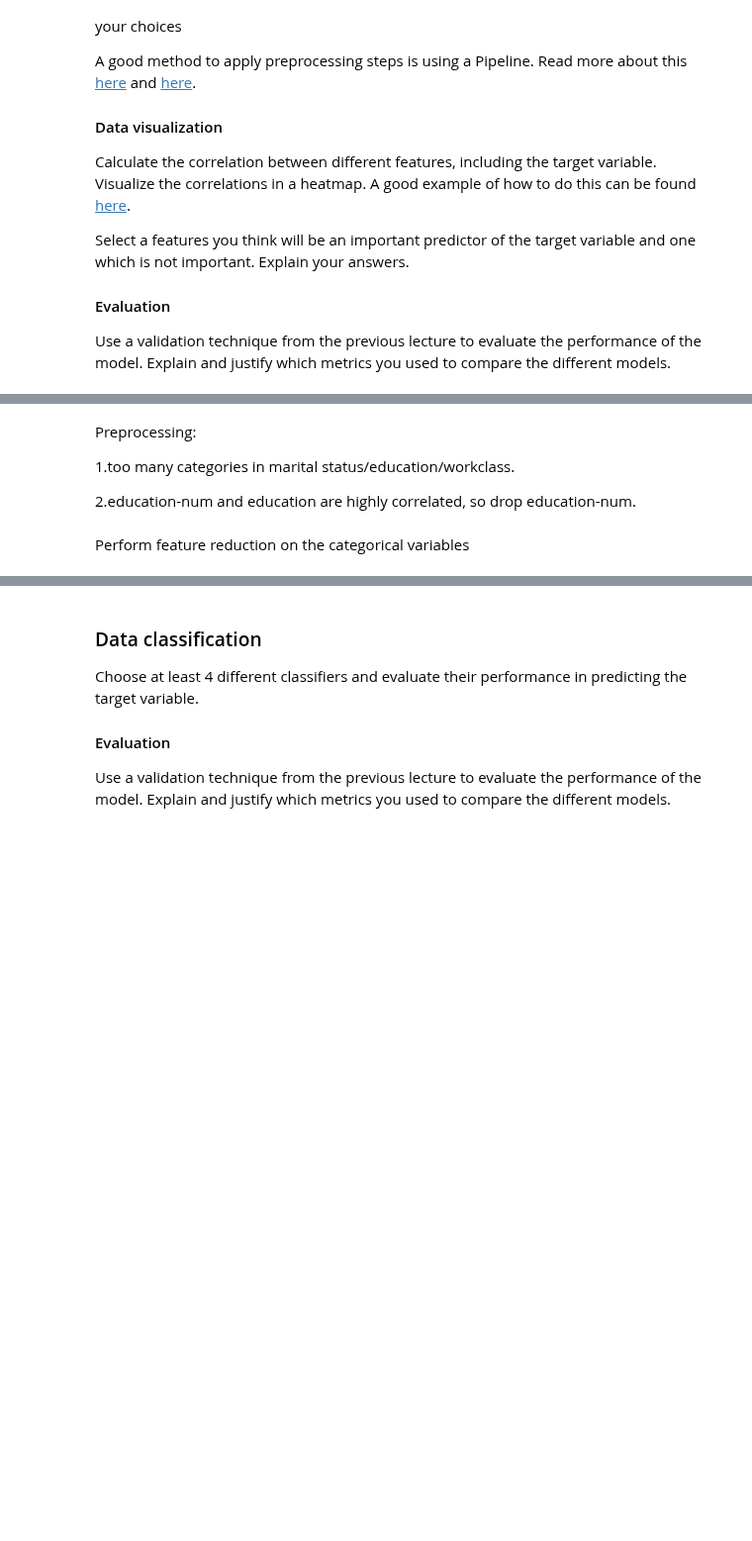
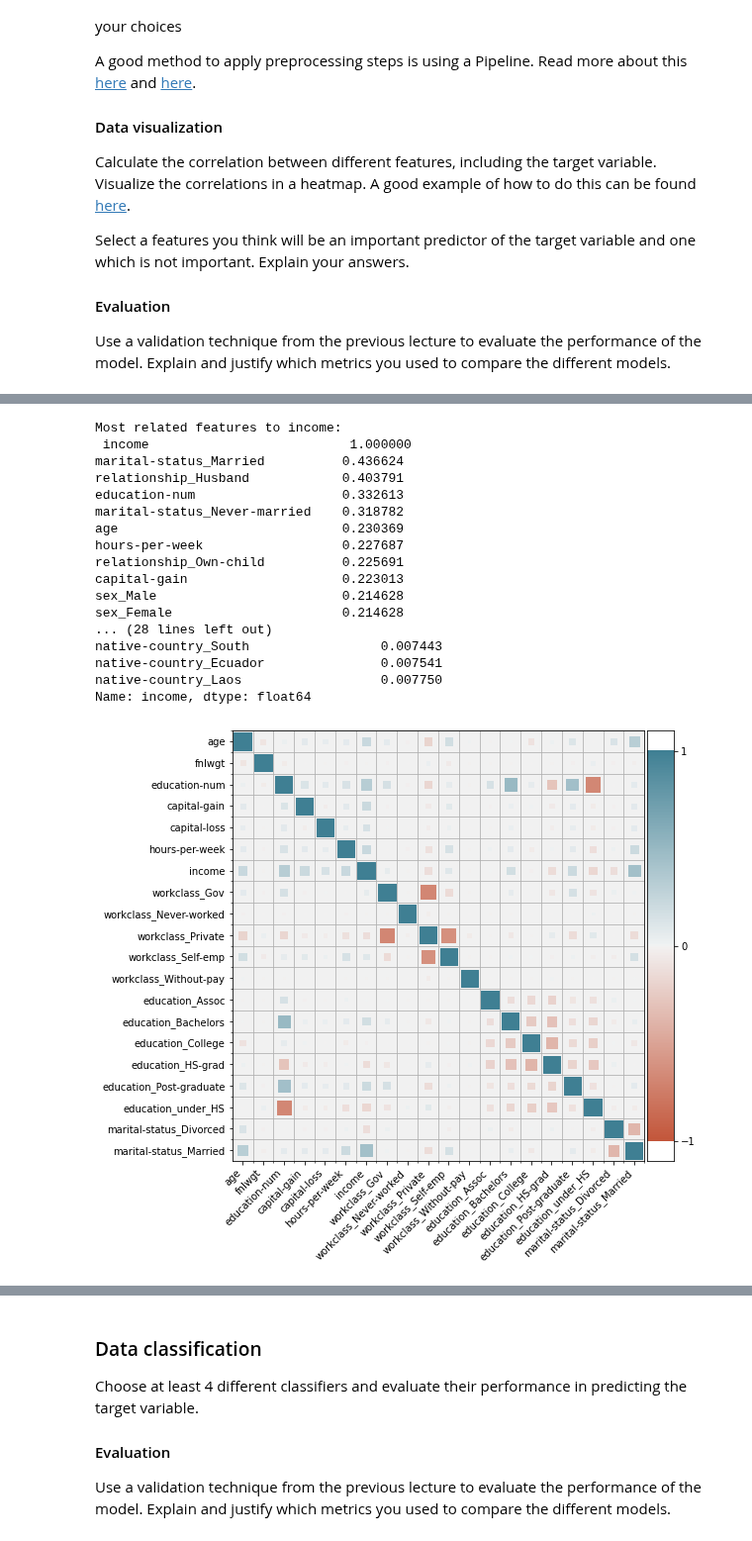
Before and after one commit to tamarvooijs/Applied-Machine-Learning, a Jupyter notebook: Week5/Assignment5_part1.ipynb, the cells around one changed output, grey strips where cells are left out. Shown at 99% size. Cells and saved outputs as stored; diff of their text form; code cells hidden in the pictures; blank space fills up the shorter version.

```diff
--- a/Week5/Assignment5_part1.ipynb
+++ b/Week5/Assignment5_part1.ipynb
@@ -143,6 +124,0 @@ None
-# %% [markdown]
-Preprocessing:
-
-1.too many categories in marital status/education/workclass.
-
-2.education-num and education are highly correlated, so drop education-num.
@@ -155,6 +134,38 @@ import matplotlib.pyplot as plt
 from heatmap import heatmap, corrplot
 from sklearn.pipeline import make_pipeline
 from sklearn.compose import ColumnTransformer
-# %% [markdown]
-Perform feature reduction on the categorical variables
+# %%
+# Data preprocessing
+# corr
+X = pd.get_dummies(data,columns=categorical_ix)
+X2 = StandardScaler().fit_transform(X)
+XX = pd.DataFrame(X2,columns=X.columns)
+corr = XX.corr()
+abs_corr = abs(corr['income'])
+highcorr_index = np.argsort(abs_corr)
+aa=highcorr_index.index[:20].tolist()
+print("Most related features to income: \n",abs_corr.sort_values(ascending=False)[:20])
+print("Most irrelevent features to income: \n",abs_corr.sort_values(ascending=True)[:20])
+corr2 = XX[aa].corr()
+plt.figure(figsize=(8, 8))
+corrplot(corr2, size_scale=300)
+# %% [output]
+Most related features to income:
+ income                          1.000000
+marital-status_Married          0.436624
+relationship_Husband            0.403791
+education-num                   0.332613
+marital-status_Never-married    0.318782
+age                             0.230369
+hours-per-week                  0.227687
+relationship_Own-child          0.225691
+capital-gain                    0.223013
+sex_Male                        0.214628
+sex_Female                      0.214628
+... (28 lines left out)
+native-country_South                 0.007443
+native-country_Ecuador               0.007541
+native-country_Laos                  0.007750
+Name: income, dtype: float64
+[figure, added]
 # %%
```
Also changed, not shown: parts of 9 cells of this notebook.
